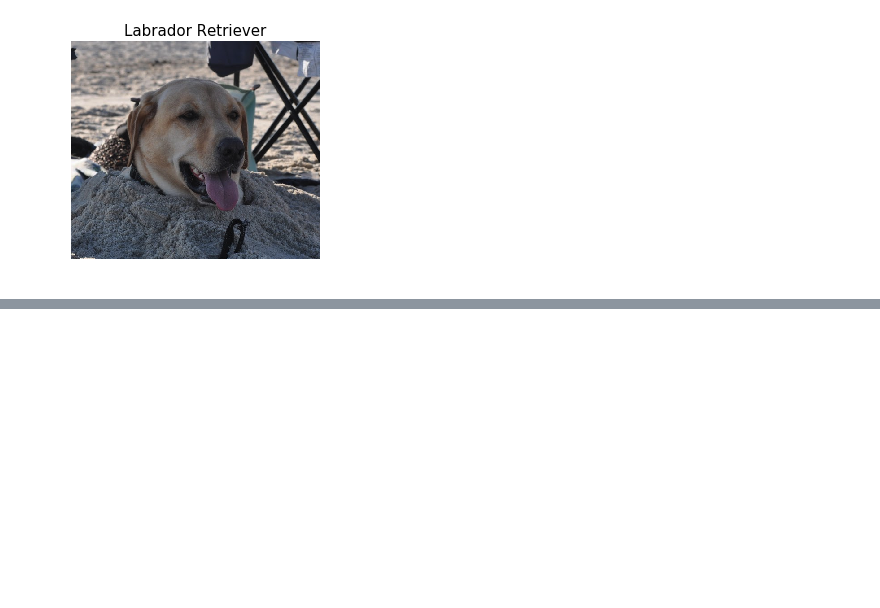
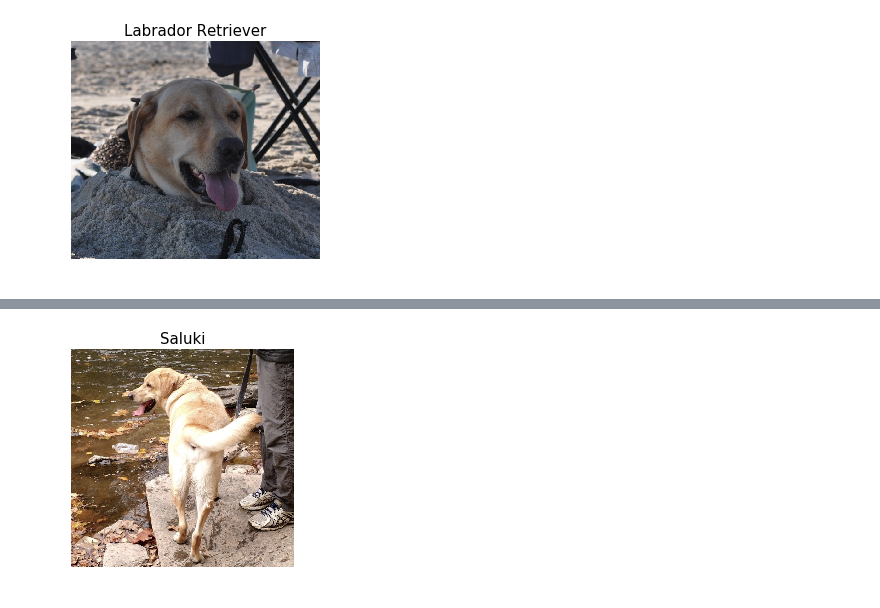
Before and after one commit to aahnn/whos-that-dog, a Jupyter notebook: breed-classifier.ipynb, the cells around one changed output, grey strips where cells are left out. Cells and saved outputs as stored; diff of their text form; code cells hidden in the pictures; blank space fills up the shorter version.

```diff
--- a/breed-classifier.ipynb
+++ b/breed-classifier.ipynb
@@ -238,0 +268,4 @@ predict('buddy2.png', resnet)
+# %%
+classify('buddy4.png', resnet)
+# %% [output]
+[figure, added]
```
Also changed, not shown: parts of 11 cells of this notebook.
